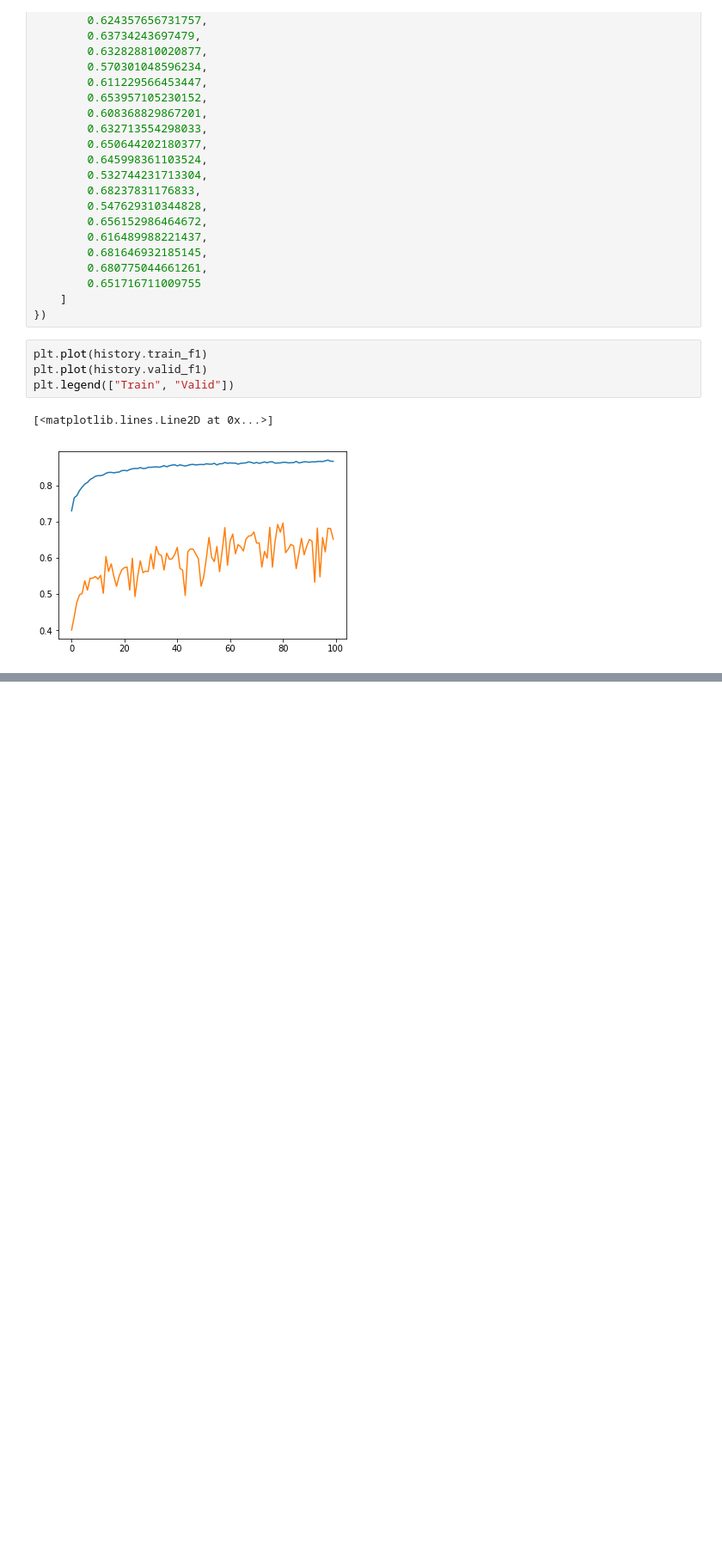
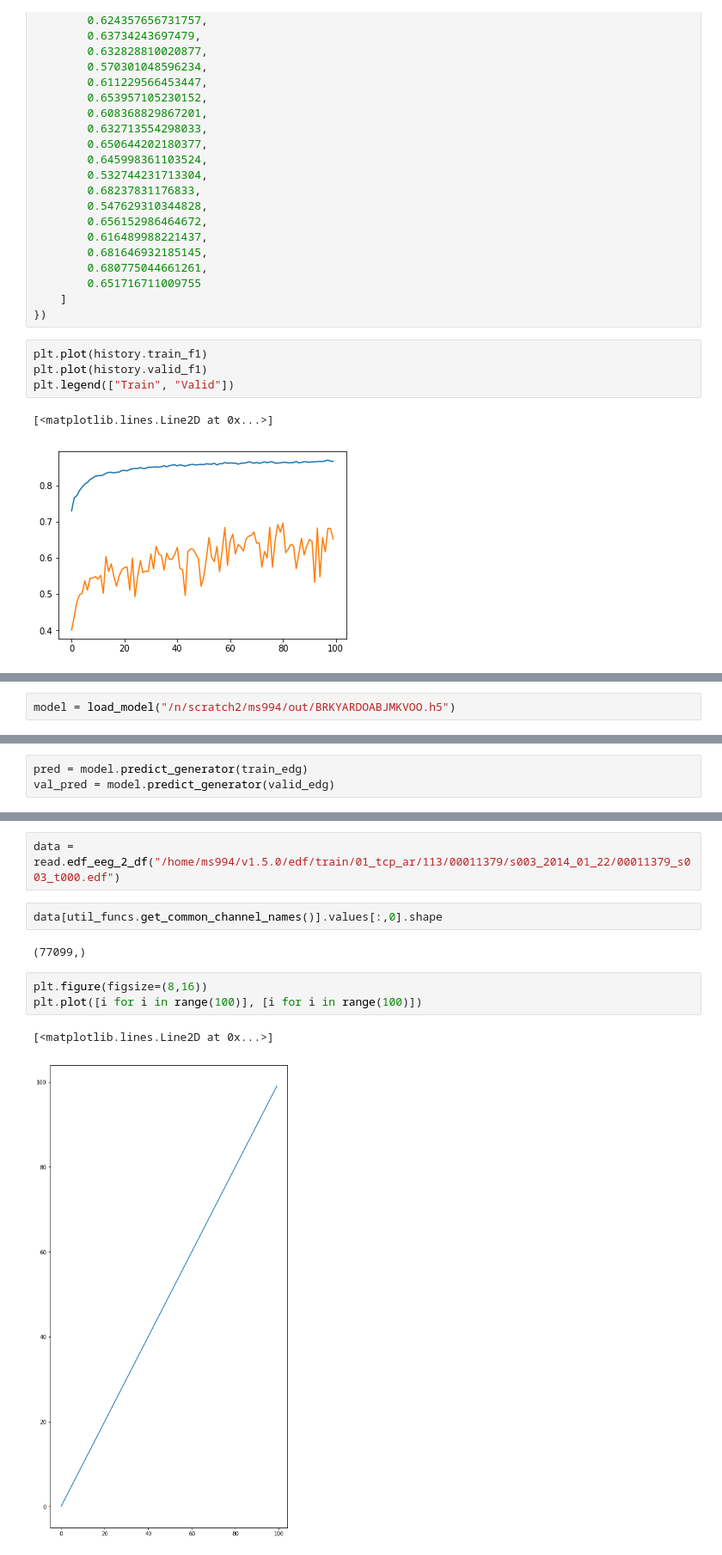
Before and after one commit to Saqibm128/eeg-tasks, a Jupyter notebook: notebooks/NN Analysis Sanity Check.ipynb, the cells around one changed output, grey strips where cells are left out. Shown at 86% size. Saved outputs shown, nothing was run; the diff lists cells and outputs as text; blank space fills up the shorter version.

```diff
--- a/notebooks/NN Analysis Sanity Check.ipynb
+++ b/notebooks/NN Analysis Sanity Check.ipynb
@@ -835,0 +838,2 @@ plt.legend(["Train", "Valid"])
+# %%
+model = load_model("/n/scratch2/ms994/out/BRKYARDOABJMKVOO.h5")
@@ -835,0 +853,3 @@ plt.legend(["Train", "Valid"])
+# %%
+pred = model.predict_generator(train_edg)
+val_pred = model.predict_generator(valid_edg)
@@ -835,0 +1035,12 @@ plt.legend(["Train", "Valid"])
+# %%
+data = read.edf_eeg_2_df("/home/ms994/v1.5.0/edf/train/01_tcp_ar/113/00011379/s003_2014_01_22/00011379_s003_t000.edf")
+# %%
+data[util_funcs.get_common_channel_names()].values[:,0].shape
+# %% [output]
+(77099,)
+# %%
+plt.figure(figsize=(8,16))
+plt.plot([i for i in range(100)], [i for i in range(100)])
+# %% [output]
+[<matplotlib.lines.Line2D at 0x...>]
+[figure, added]
```
Also changed, not shown: parts of 13 cells of this notebook, 1 other file.
